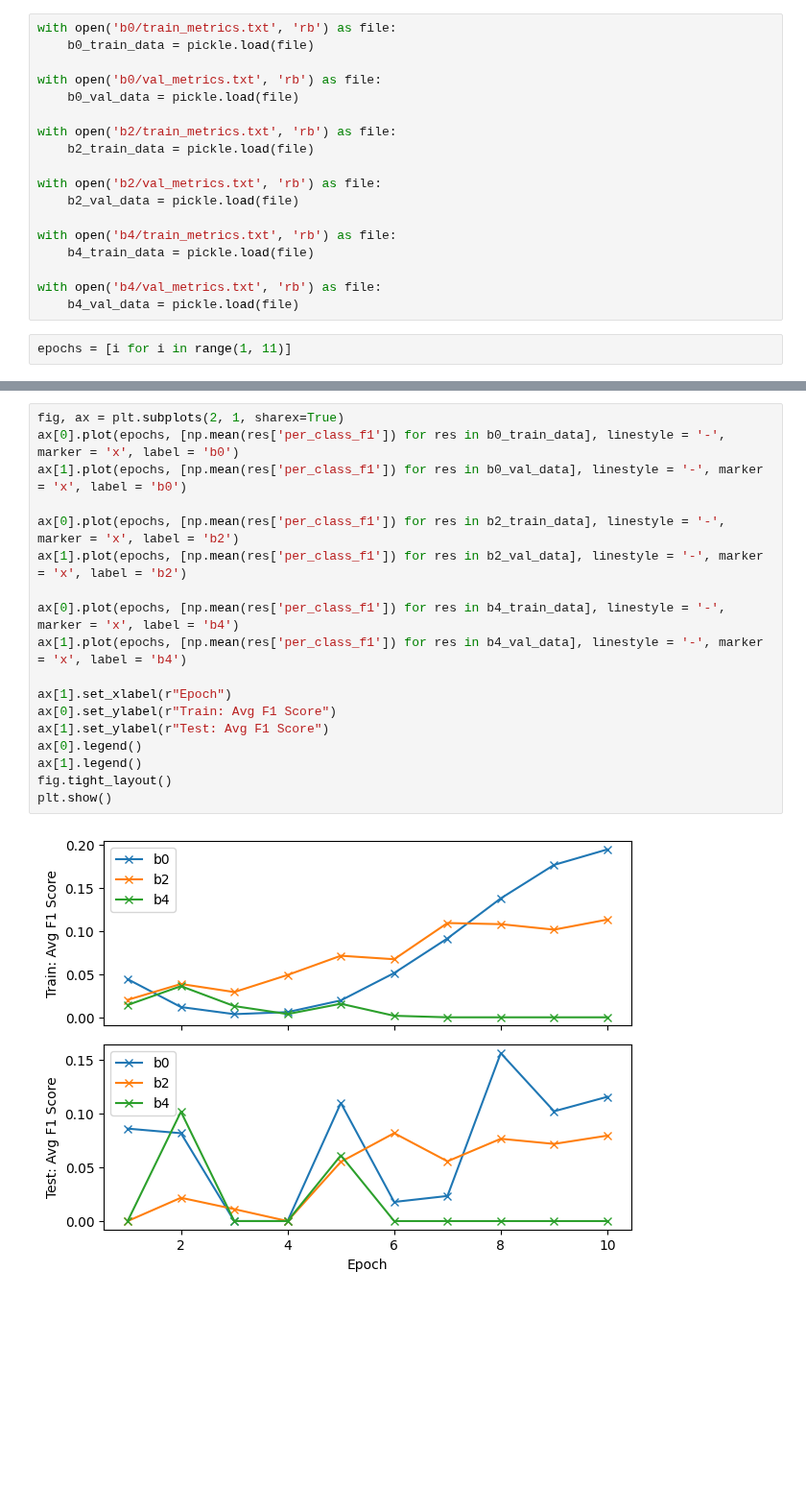
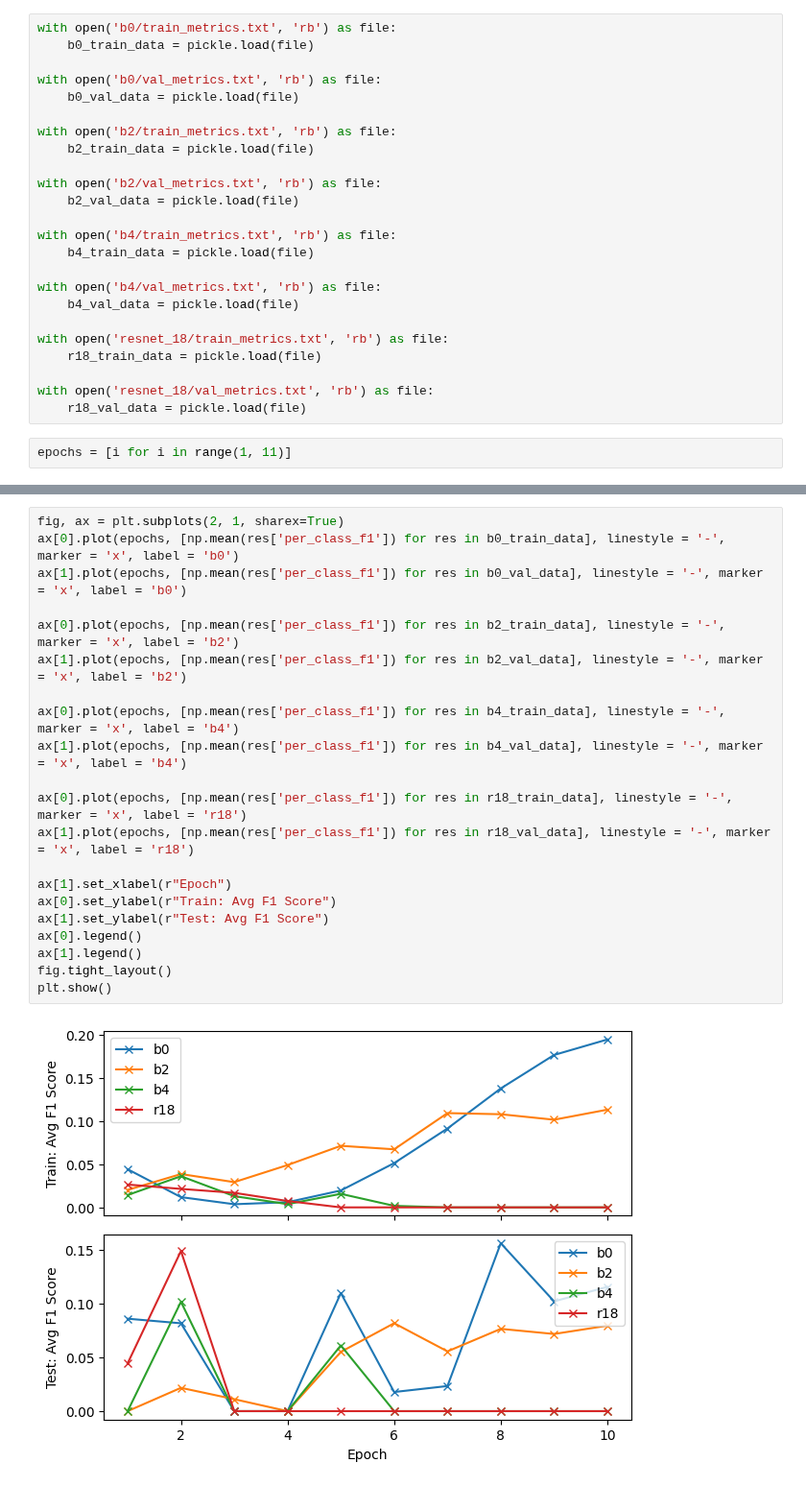
Before and after one commit to griffinfarrow/bhf_classification, a Jupyter notebook: ecg_classification_model/compare_txt_values.ipynb, the cells around one changed output, grey strips where cells are left out. Shown at 96% size. Saved outputs shown, nothing was run; the diff lists cells and outputs as text; blank space fills up the shorter version.

Commit message:
update local training

```diff
--- a/ecg_classification_model/compare_txt_values.ipynb
+++ b/ecg_classification_model/compare_txt_values.ipynb
@@ -25,6 +23,12 @@ with open('b4/train_metrics.txt', 'rb') as file:
 
 with open('b4/val_metrics.txt', 'rb') as file:
     b4_val_data = pickle.load(file)
+
+with open('resnet_18/train_metrics.txt', 'rb') as file:
+    r18_train_data = pickle.load(file)
+
+with open('resnet_18/val_metrics.txt', 'rb') as file:
+    r18_val_data = pickle.load(file)
 # %%
 epochs = [i for i in range(1, 11)]
 # %%
@@ -49,20 +56,23 @@ plt.show()
 # %%
 fig, ax = plt.subplots(2, 1, sharex=True)
 ax[0].plot(epochs, [np.mean(res['per_class_f1']) for res in b0_train_data], linestyle = '-', marker = 'x', label = 'b0')
 ax[1].plot(epochs, [np.mean(res['per_class_f1']) for res in b0_val_data], linestyle = '-', marker = 'x', label = 'b0')
 
 ax[0].plot(epochs, [np.mean(res['per_class_f1']) for res in b2_train_data], linestyle = '-', marker = 'x', label = 'b2')
 ax[1].plot(epochs, [np.mean(res['per_class_f1']) for res in b2_val_data], linestyle = '-', marker = 'x', label = 'b2')
 
 ax[0].plot(epochs, [np.mean(res['per_class_f1']) for res in b4_train_data], linestyle = '-', marker = 'x', label = 'b4')
 ax[1].plot(epochs, [np.mean(res['per_class_f1']) for res in b4_val_data], linestyle = '-', marker = 'x', label = 'b4')
 
+ax[0].plot(epochs, [np.mean(res['per_class_f1']) for res in r18_train_data], linestyle = '-', marker = 'x', label = 'r18')
+ax[1].plot(epochs, [np.mean(res['per_class_f1']) for res in r18_val_data], linestyle = '-', marker = 'x', label = 'r18')
+
 ax[1].set_xlabel(r"Epoch")
 ax[0].set_ylabel(r"Train: Avg F1 Score")
 ax[1].set_ylabel(r"Test: Avg F1 Score")
 ax[0].legend()
 ax[1].legend()
 fig.tight_layout()
 plt.show()
 # %% [output]
-[figure, old version]
+[figure, new version]
```
Also changed, not shown: parts of 2 cells of this notebook, 7 other files.
